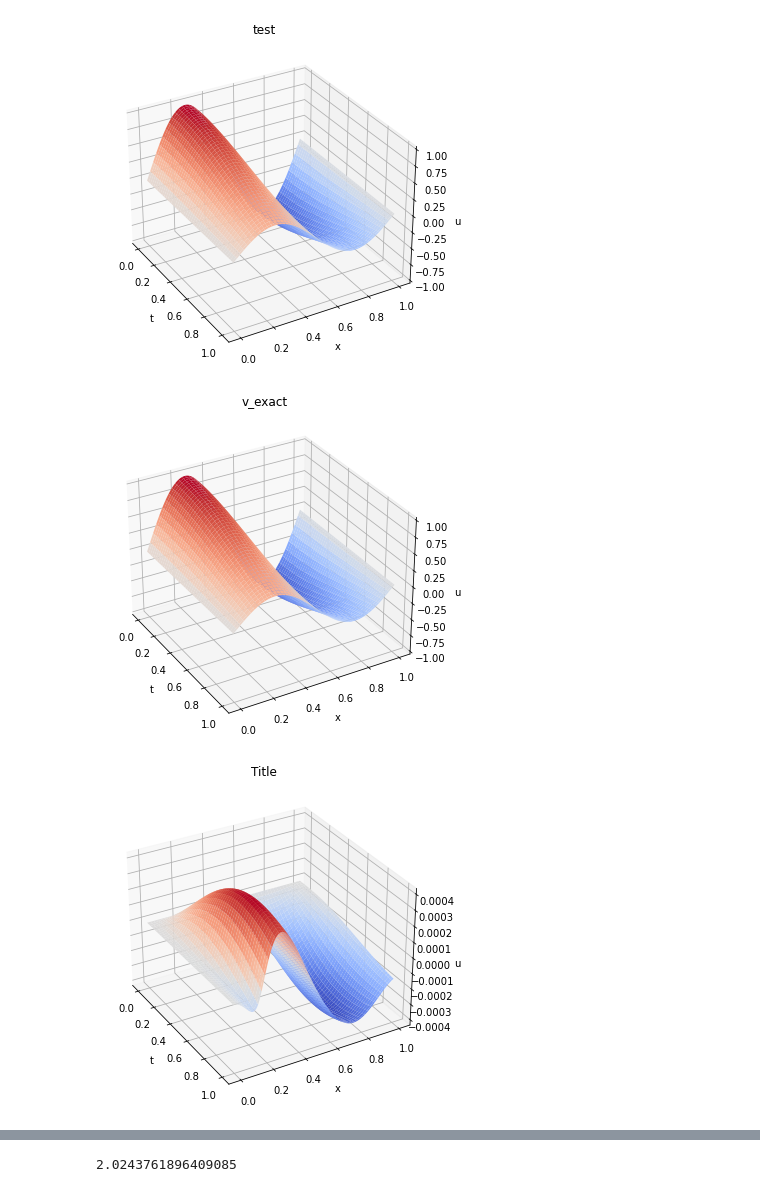
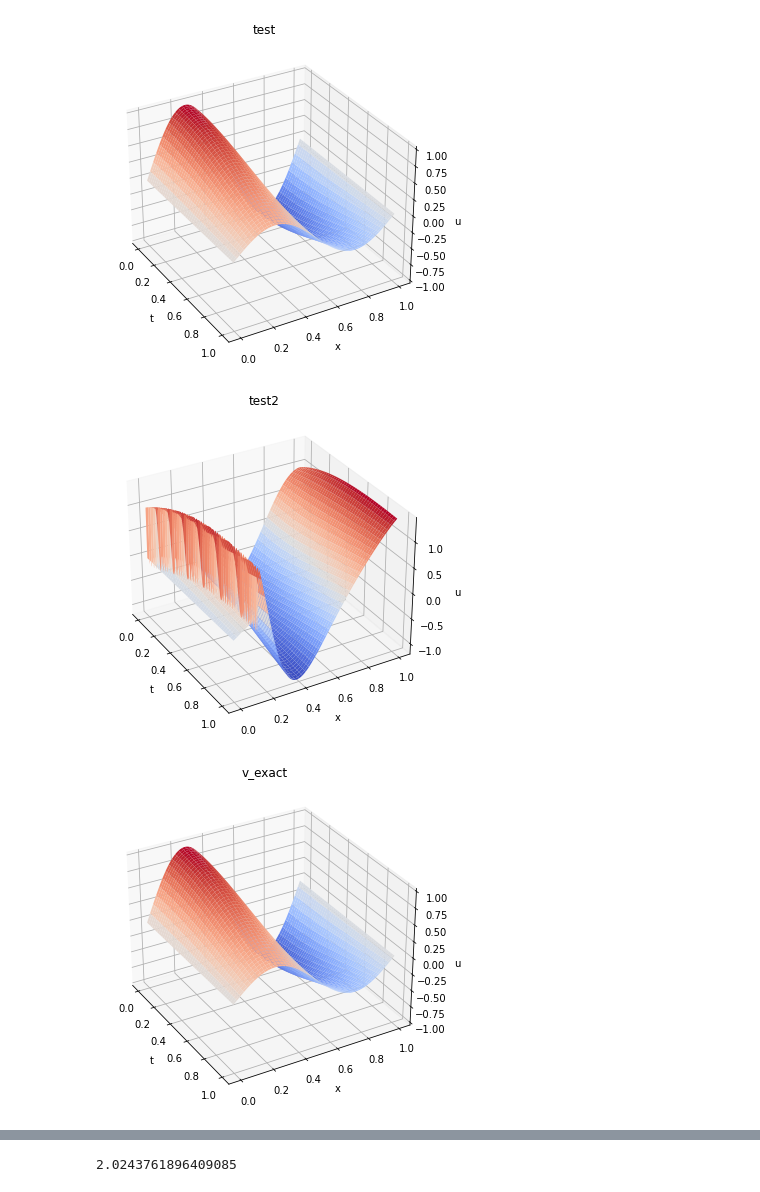
Before and after one commit to ulrikunneberg/numdiffprosj2, a Jupyter notebook: Gorms Big Dick Fil.ipynb, the cells around one changed output, grey strips where cells are left out. Saved outputs shown, nothing was run; the diff lists cells and outputs as text; code cells hidden in the pictures.

```diff
--- a/Gorms Big Dick Fil.ipynb
+++ b/Gorms Big Dick Fil.ipynb
@@ -13,18 +13,6 @@ N=1000
 
 def simple_a(x):
     return np.array((x-1/3)*(x-2/3))
-
-def pos_a(x):
-    a_vec=simple_a(x)
-    null_vec=np.zeros(len(x))
-    arr=np.maximum(null_vec, a_vec)
-    return arr
-
-def neg_a(x):
-    null_vec=np.zeros(len(x))
-    a_vec=-simple_a(x)
-    arr=np.maximum(null_vec, a_vec)
-    return arr
 
 def tridiag(lower, diag, upper):
     return np.diag(lower, -1) + np.diag(diag) + np.diag(upper, 1)
@@ -51,6 +39,19 @@ def RHS(tt, xx):
 
 def v_exact_func(t, x):
     return np.sin(2*np.pi*x)*np.exp(-t**2)
+
+def RHS2(tt, xx):
+    t ,x =np.meshgrid(tt, xx)
+    return -2*np.pi*simple_a(x)*np.sin(2*np.pi*x)*np.exp(-t**2) - 2*t*np.cos(2*np.pi*x)*np.exp(-t**2)
+
+def v_exact_func2(t, x):
+    return np.cos(2*np.pi*x)*np.exp(-t**2)
+
+def init_test2(x):
+    return v_exact_func2(0, x)
+
+def bc_2(t):
+    return v_exact_func(t, 0)
 # %%
 def init_test(x):
     return np.sin(2*np.pi*x) #x**2 #np.exp(-(x-2)*(x-2)) # 1-np.sin(2*np.pi*x)*x**2
@@ -61,7 +62,7 @@ def init_noRHS(x):
 def bc_test(t):
     return  v_exact_func(t,0) #init_test(-simple_a(0)*t)
 
-def LAX_Wendroff(M, T, N, u_init, u_bc):
+def LAX_Wendroff(M, T, N, u_init, u_bc, a):
 
     h=1/M
     k=T/N
@@ -73,7 +74,7 @@ def LAX_Wendroff(M, T, N, u_init, u_bc):
 
     U[:, 0]=u_init(x)
     U[0, :]=u_bc(t)
-    r = k/h*(pos_a(x)[:] - neg_a(x)[:])
+    r = k/h*(a(x))
 
     lower=1/2*(r**2 + r)[1:]
     middle=np.ones(len(x))-r**2
@@ -93,30 +94,35 @@ def LAX_Wendroff(M, T, N, u_init, u_bc):
 # %%
 T=1
 M=1000
 N=1000
 
-test, testx, testt, CFL=LAX_Wendroff(M, T, N, init_test, bc_test)
+test, testx, testt, CFL=LAX_Wendroff(M, T, N, init_test, bc_test, simple_a)
+
+test2, testx2, testt2, CFL2 = LAX_Wendroff(M, T, N, init_test2, bc_2, simple_a)
 
 #noRHS, noRHSx, noRHSt, noRHSCFL=LAX_Wenderoff(M, T, N, init_noRHS, bc_test)
 
 #plot_solutionTest(noRHS, ,title="Solution")
 
 
 
 
 xxx=np.linspace(0, 1, M+1)
 ttt=np.linspace(0, T, N+1)
 tt, xx = np.meshgrid(ttt,xxx)
 v_exact = v_exact_func(tt,xx)
 
+
 plot_solutionTest(test, angle=-30, title="test")
+
+plot_solutionTest(test2, angle=-30, title="test2")
 
 plot_solutionTest(v_exact, angle=-30, title="v_exact")
 
 
 comp = test-v_exact
 plot_solutionTest(comp, angle=-30 )
 # %% [output]
 [figure]
-[figure, old version]
+[figure, new version]
-[figure, old version]
+[figure, new version]
```
Also changed, not shown: parts of 2 cells of this notebook.
